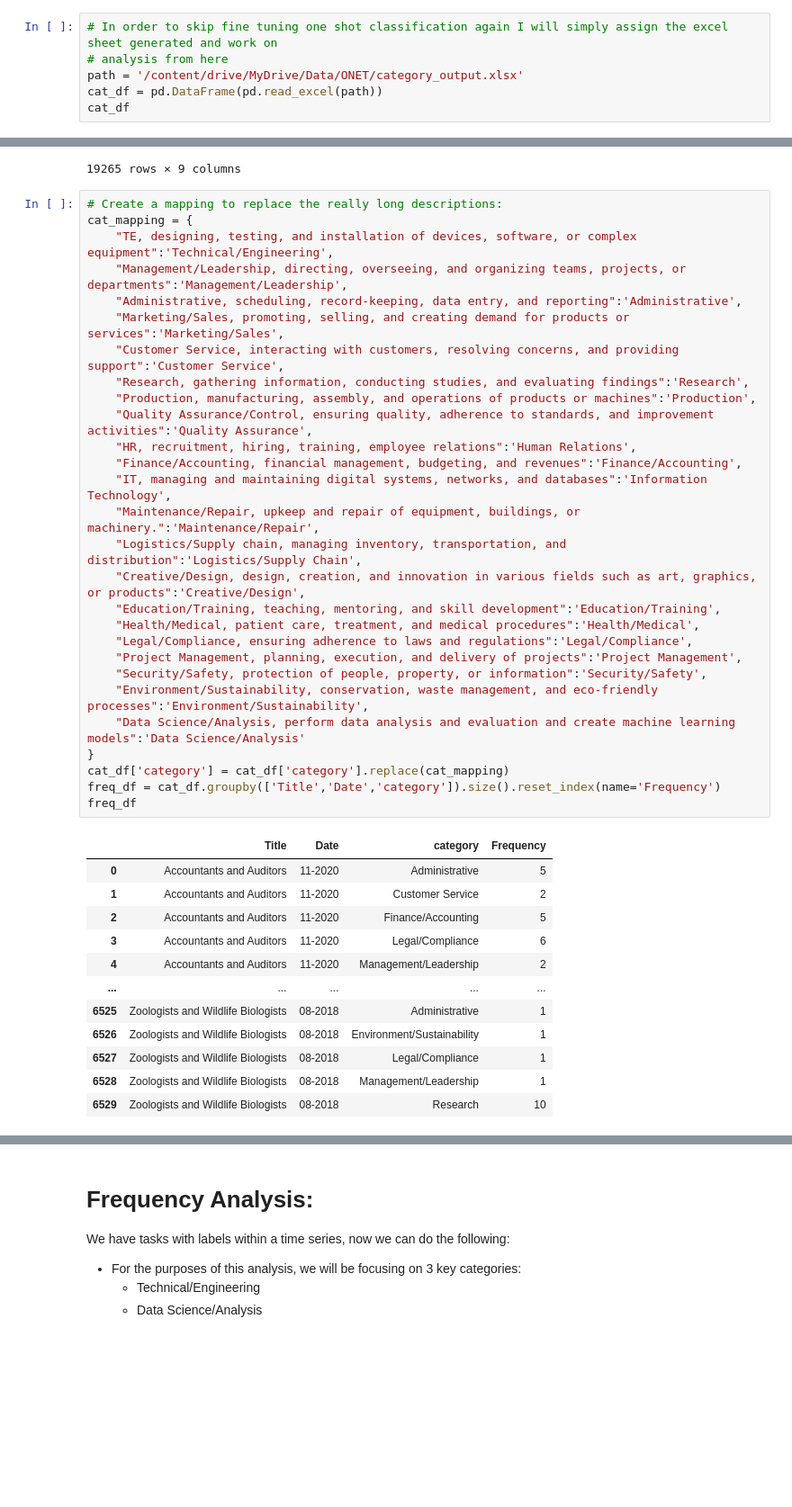
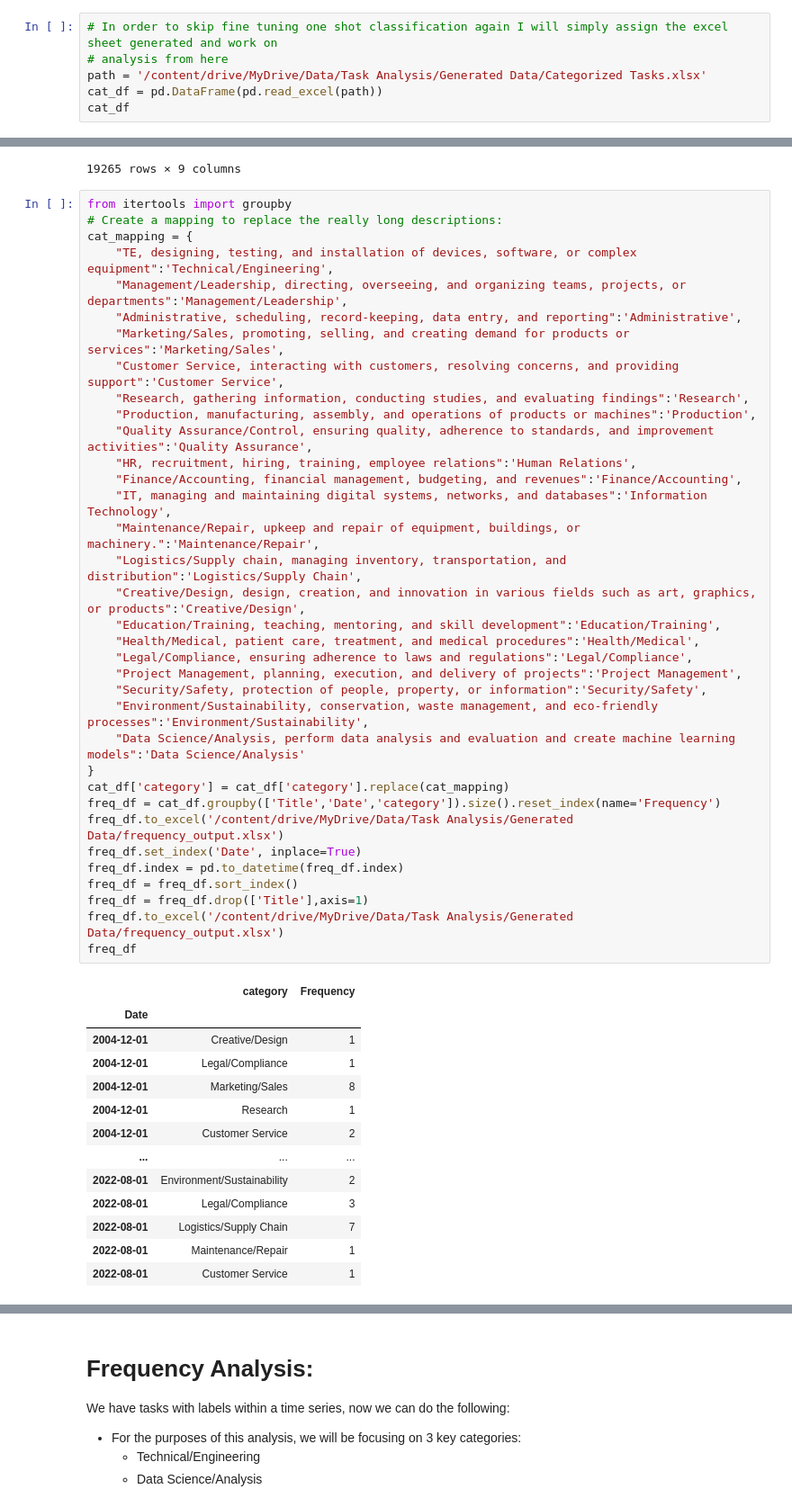
Before and after one commit to Josh-Hiz/Job-Task-Analysis, a Jupyter notebook: TaskAnalysis.ipynb, the cells around one changed output, grey strips where cells are left out. Shown at 90% size. Cells and saved outputs as stored; diff of their text form; blank space fills up the shorter version.

```diff
--- a/TaskAnalysis.ipynb
+++ b/TaskAnalysis.ipynb
@@ -315,7 +302,7 @@ Using a pipeline without specifying a model name and revision in production is n
 # %%
 # In order to skip fine tuning one shot classification again I will simply assign the excel sheet generated and work on
 # analysis from here
-path = '/content/drive/MyDrive/Data/ONET/category_output.xlsx'
+path = '/content/drive/MyDrive/Data/Task Analysis/Generated Data/Categorized Tasks.xlsx'
 cat_df = pd.DataFrame(pd.read_excel(path))
 cat_df
 # %% [output]
@@ -333,43 +320,51 @@ cat_df
 | 19264 | 19264 | Tank Car, Truck, and Ship Loaders | Perform general warehouse activit... | Supplemental | 85.0 | 08-2019 | perform general warehouse activit... | 1 | ... |
 19265 rows × 9 columns
 # %%
+from itertools import groupby
 # Create a mapping to replace the really long descriptions:
 cat_mapping = {
     "TE, designing, testing, and installation of devices, software, or complex equipment":'Technical/Engineering',
     "Management/Leadership, directing, overseeing, and organizing teams, projects, or departments":'Management/Leadership',
     "Administrative, scheduling, record-keeping, data entry, and reporting":'Administrative',
     "Marketing/Sales, promoting, selling, and creating demand for products or services":'Marketing/Sales',
     "Customer Service, interacting with customers, resolving concerns, and providing support":'Customer Service',
     "Research, gathering information, conducting studies, and evaluating findings":'Research',
     "Production, manufacturing, assembly, and operations of products or machines":'Production',
     "Quality Assurance/Control, ensuring quality, adherence to standards, and improvement activities":'Quality Assurance',
     "HR, recruitment, hiring, training, employee relations":'Human Relations',
     "Finance/Accounting, financial management, budgeting, and revenues":'Finance/Accounting',
     "IT, managing and maintaining digital systems, networks, and databases":'Information Technology',
     "Maintenance/Repair, upkeep and repair of equipment, buildings, or machinery.":'Maintenance/Repair',
     "Logistics/Supply chain, managing inventory, transportation, and distribution":'Logistics/Supply Chain',
     "Creative/Design, design, creation, and innovation in various fields such as art, graphics, or products":'Creative/Design',
     "Education/Training, teaching, mentoring, and skill development":'Education/Training',
     "Health/Medical, patient care, treatment, and medical procedures":'Health/Medical',
     "Legal/Compliance, ensuring adherence to laws and regulations":'Legal/Compliance',
     "Project Management, planning, execution, and delivery of projects":'Project Management',
     "Security/Safety, protection of people, property, or information":'Security/Safety',
     "Environment/Sustainability, conservation, waste management, and eco-friendly processes":'Environment/Sustainability',
     "Data Science/Analysis, perform data analysis and evaluation and create machine learning models":'Data Science/Analysis'
 }
 cat_df['category'] = cat_df['category'].replace(cat_mapping)
 freq_df = cat_df.groupby(['Title','Date','category']).size().reset_index(name='Frequency')
+freq_df.to_excel('/content/drive/MyDrive/Data/Task Analysis/Generated Data/frequency_output.xlsx')
+freq_df.set_index('Date', inplace=True)
+freq_df.index = pd.to_datetime(freq_df.index)
+freq_df = freq_df.sort_index()
+freq_df = freq_df.drop(['Title'],axis=1)
+freq_df.to_excel('/content/drive/MyDrive/Data/Task Analysis/Generated Data/frequency_output.xlsx')
 freq_df
 # %% [output]
-|  | Title | Date | category | Frequency |
-| 0 | Accountants and Auditors | 11-2020 | Administrative | 5 |
-| 1 | Accountants and Auditors | 11-2020 | Customer Service | 2 |
-| 2 | Accountants and Auditors | 11-2020 | Finance/Accounting | 5 |
-| 3 | Accountants and Auditors | 11-2020 | Legal/Compliance | 6 |
-| 4 | Accountants and Auditors | 11-2020 | Management/Leadership | 2 |
-| ... | ... | ... | ... | ... |
-| 6525 | Zoologists and Wildlife Biologists | 08-2018 | Administrative | 1 |
-| 6526 | Zoologists and Wildlife Biologists | 08-2018 | Environment/Sustainability | 1 |
-| 6527 | Zoologists and Wildlife Biologists | 08-2018 | Legal/Compliance | 1 |
-| 6528 | Zoologists and Wildlife Biologists | 08-2018 | Management/Leadership | 1 |
-| 6529 | Zoologists and Wildlife Biologists | 08-2018 | Research | 10 |
+|  | category | Frequency |
+| Date |  |  |
+| 2004-12-01 | Creative/Design | 1 |
+| 2004-12-01 | Legal/Compliance | 1 |
+| 2004-12-01 | Marketing/Sales | 8 |
+| 2004-12-01 | Research | 1 |
+| 2004-12-01 | Customer Service | 2 |
+| ... | ... | ... |
+| 2022-08-01 | Environment/Sustainability | 2 |
+| 2022-08-01 | Legal/Compliance | 3 |
+| 2022-08-01 | Logistics/Supply Chain | 7 |
+| 2022-08-01 | Maintenance/Repair | 1 |
+| 2022-08-01 | Customer Service | 1 |
```
Also changed, not shown: parts of 21 cells of this notebook.
